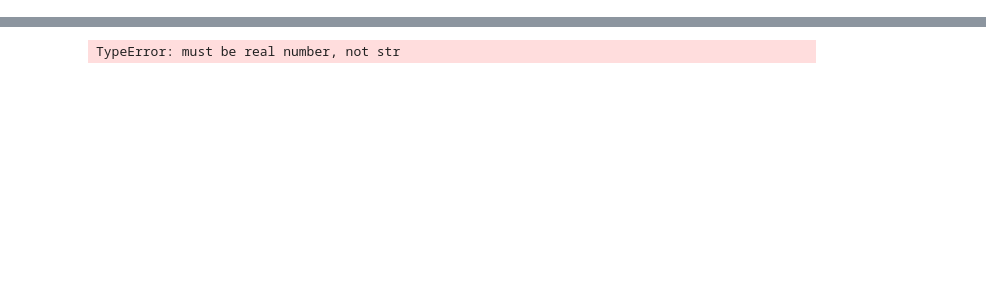
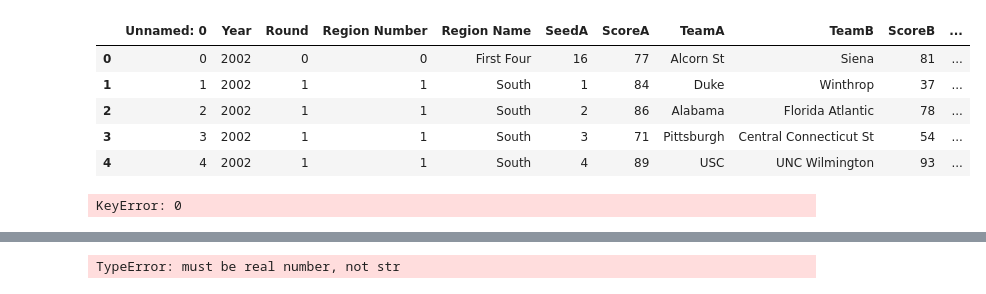
Before and after one commit to blommel4/semester_project, a Jupyter notebook: testing_caroline .ipynb, the cells around one changed output, grey strips where cells are left out. Saved outputs shown, nothing was run; the diff lists cells and outputs as text; code cells hidden in the pictures; blank space fills up the shorter version.

```diff
--- a/testing_caroline .ipynb
+++ b/testing_caroline .ipynb
@@ -10,0 +57,42 @@ full_stats = pd.read_csv('FullKenPom_pt.csv')
+# %%
+res_test_mask = (full_results['Year'] == 2016) | (full_results['Year'] == 2017) | (full_results['Year'] == 2018)
+stats_test_mask = (full_stats['Season'] == 2016) | (full_stats['Season'] == 2017) | (full_stats['Season'] == 2018)
+res_train_mask = (full_results['Year'] < 2016)
+stats_train_mask = (full_stats['Season'] < 2016)
+
+res_data_test = full_results[res_test_mask]
+stats_data_test = full_stats[stats_test_mask]
+res_data_train = full_results[res_train_mask]
+stats_data_train = full_stats[stats_train_mask]
+
+res_data_train.head()
+#stats_data_train.head()
+# %% [output]
+|  | Unnamed: 0 | Year | Round | Region Number | Region Name | SeedA | ScoreA | TeamA | TeamB | ScoreB | ... |
+| 0 | 0 | 2002 | 0 | 0 | First Four | 16 | 77 | Alcorn St | Siena | 81 | ... |
+| 1 | 1 | 2002 | 1 | 1 | South | 1 | 84 | Duke | Winthrop | 37 | ... |
+| 2 | 2 | 2002 | 1 | 1 | South | 2 | 86 | Alabama | Florida Atlantic | 78 | ... |
+| 3 | 3 | 2002 | 1 | 1 | South | 3 | 71 | Pittsburgh | Central Connecticut St | 54 | ... |
+| 4 | 4 | 2002 | 1 | 1 | South | 4 | 89 | USC | UNC Wilmington | 93 | ... |
+# %%
+Season = res_data_train['Year'][0]
+TeamA = res_data_train['TeamA'][0]
+TeamB = res_data_train['TeamB'][0]
+
+A_mask = (stats_data_train['Season'] == Season) & (stats_data_train['TeamName'] == TeamA)
+A = stats_data_train[A_mask]
+#print(A)
+
+B_mask = (stats_data_train['Season'] == Season) & (stats_data_train['TeamName'] == TeamB)
+B = stats_data_train[B_mask]
+
+print(A[stats_vec[2]][0])
+#print(B)
+
+training_data = np.zeros((len(res_data_train), len(stats_vec)))
+print(np.shape(training_data))
+
+for j in range(2,len(stats_vec)):
+    training_data[0,j] = A[stats_vec[j]] - B[stats_vec[j]]
+# %% [output]
+KeyError: 0
```
Also changed, not shown: parts of 5 cells of this notebook.
